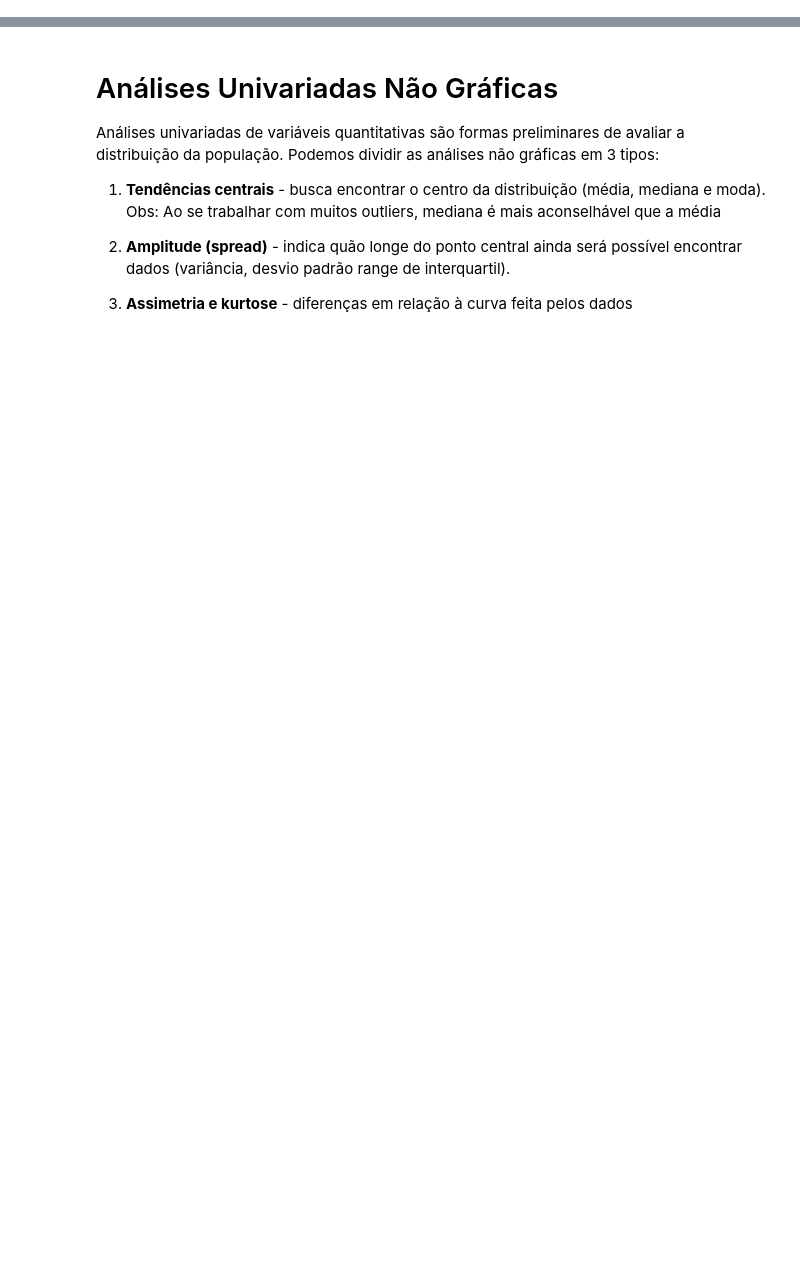
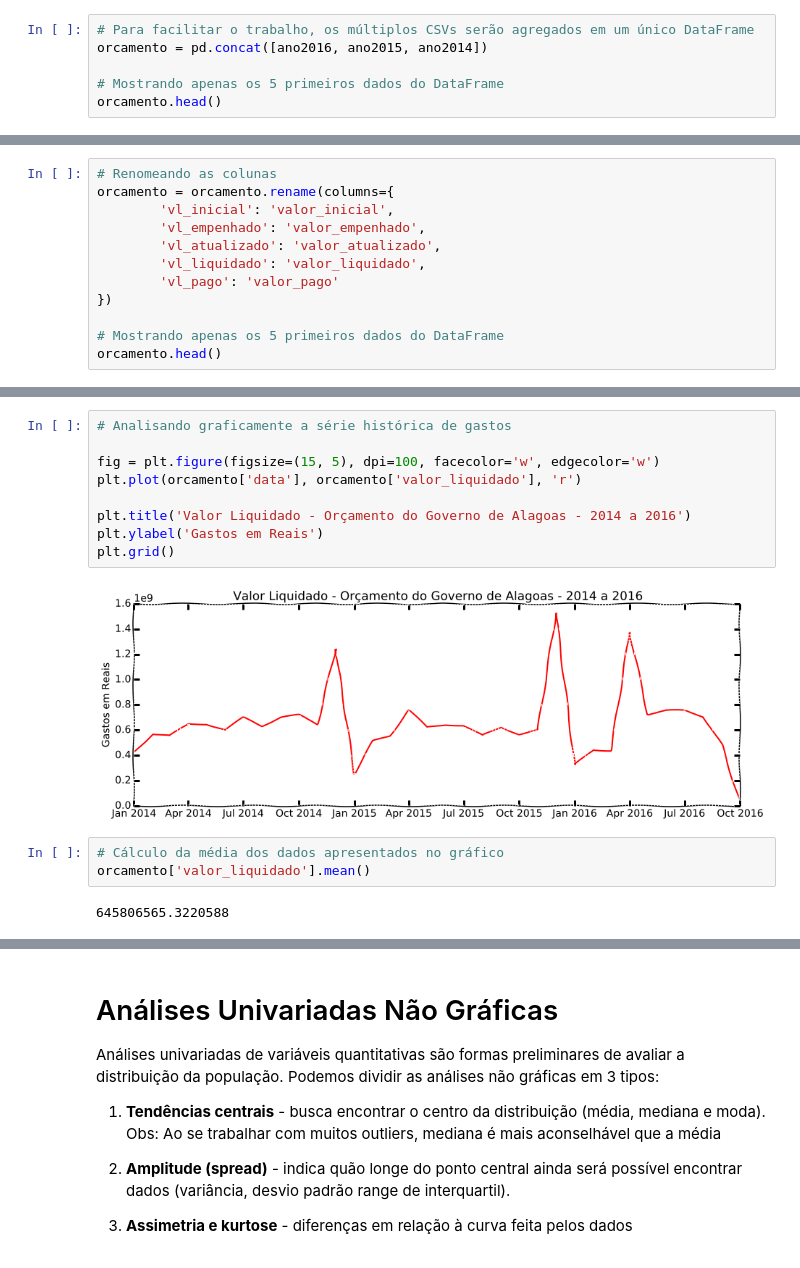
Before and after one commit to leportella/eda_example, a Jupyter notebook: EDA_Example_Alagoas_State_Budget.ipynb, the cells around one changed output, grey strips where cells are left out. Drawn from its saved outputs; the diff is of its cells as text; blank space fills up the shorter version.

```diff
--- a/EDA_Example_Alagoas_State_Budget.ipynb
+++ b/EDA_Example_Alagoas_State_Budget.ipynb
@@ -24,0 +37,6 @@ total = total.assign(date=pd.Series(months).values)
+# %%
+# Para facilitar o trabalho, os múltiplos CSVs serão agregados em um único DataFrame
+orcamento = pd.concat([ano2016, ano2015, ano2014])
+
+# Mostrando apenas os 5 primeiros dados do DataFrame
+orcamento.head()
@@ -41,0 +93,12 @@ total.drop(['vl_liquidado'],inplace=True,axis=1)
+# %%
+# Renomeando as colunas
+orcamento = orcamento.rename(columns={
+        'vl_inicial': 'valor_inicial',
+        'vl_empenhado': 'valor_empenhado',
+        'vl_atualizado': 'valor_atualizado',
+        'vl_liquidado': 'valor_liquidado',
+        'vl_pago': 'valor_pago'
+})
+
+# Mostrando apenas os 5 primeiros dados do DataFrame
+orcamento.head()
@@ -41,0 +129,16 @@ total.drop(['vl_liquidado'],inplace=True,axis=1)
+# %%
+# Analisando graficamente a série histórica de gastos
+
+fig = plt.figure(figsize=(15, 5), dpi=100, facecolor='w', edgecolor='w')
+plt.plot(orcamento['data'], orcamento['valor_liquidado'], 'r')
+
+plt.title('Valor Liquidado - Orçamento do Governo de Alagoas - 2014 a 2016')
+plt.ylabel('Gastos em Reais')
+plt.grid()
+# %% [output]
+[figure, added]
+# %%
+# Cálculo da média dos dados apresentados no gráfico
+orcamento['valor_liquidado'].mean()
+# %% [output]
+645806565.3220588
```
Also changed, not shown: parts of 25 cells of this notebook.
